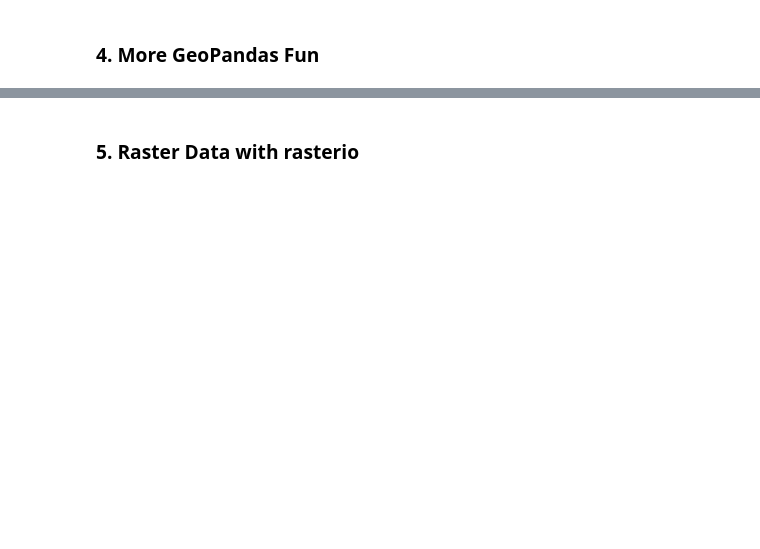
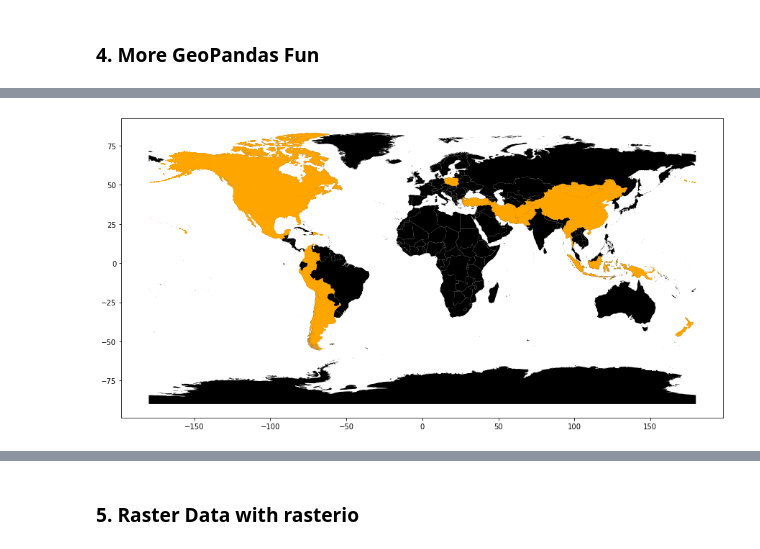
Before and after one commit to martinchristen/pythonpizzahamburg2021, a Jupyter notebook: Pizza.ipynb, the cells around one changed output, grey strips where cells are left out. Drawn from its saved outputs; the diff is of its cells as text; code cells hidden in the pictures; blank space fills up the shorter version.

```diff
--- a/Pizza.ipynb
+++ b/Pizza.ipynb
@@ -319,0 +409,5 @@ ch
+# %%
+df_result = gpd.sjoin(gdfAdmin0, eq, op='contains')
+df_result.drop_duplicates(subset=['ADMIN']) # removes duplicate countries
+
+df_result.head()
@@ -319,0 +422,5 @@ ch
+# %%
+countries = gdfAdmin0.plot(figsize=(15,9), color="black")
+df_result.plot(ax=countries, color="orange");
+# %% [output]
+[figure, added]
```
Also changed, not shown: parts of 34 cells of this notebook.
